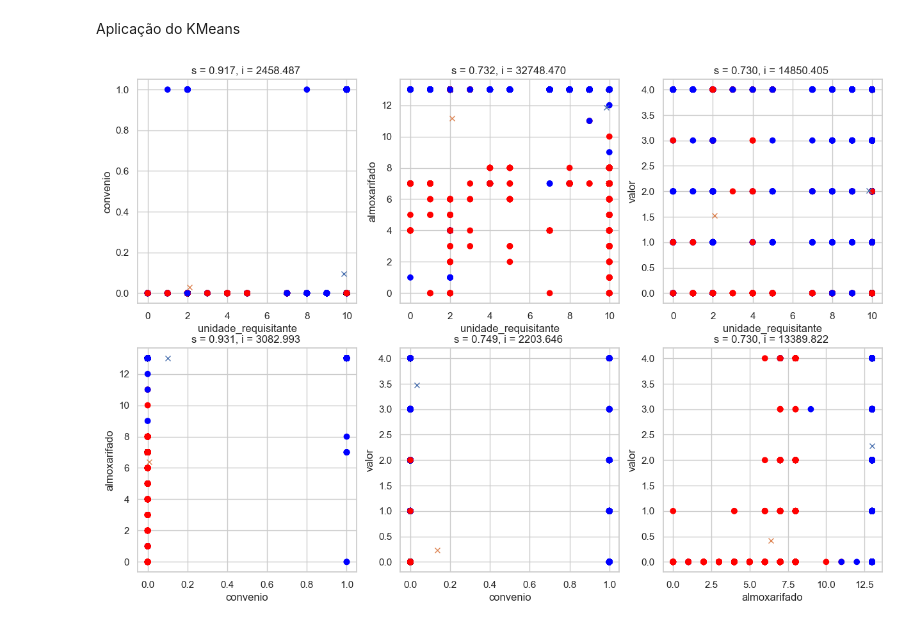
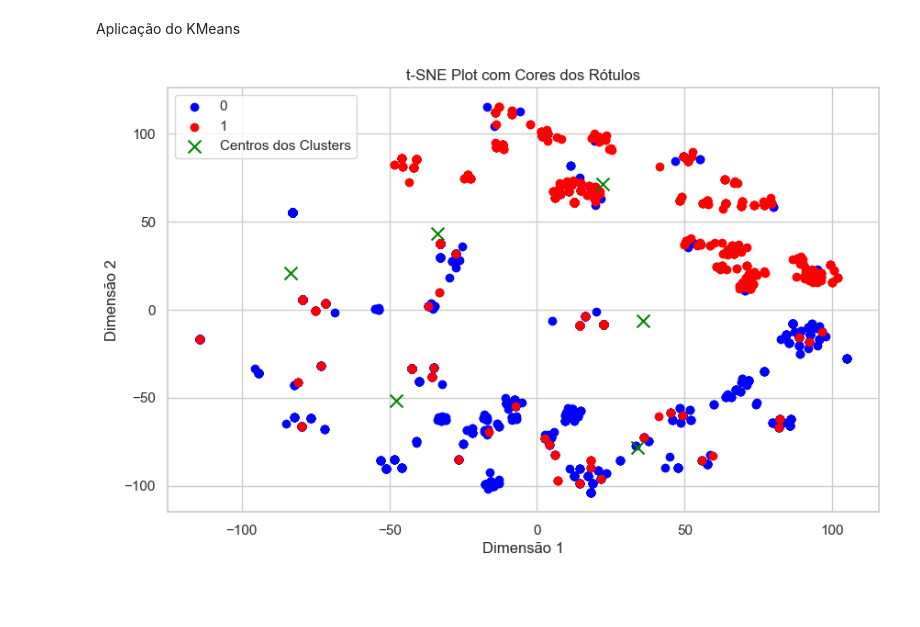
Before and after one commit to raphaelramosds/material-requests, a Jupyter notebook: Project.ipynb, the cells around one changed output. Cells and saved outputs as stored; diff of their text form; code cells hidden in the pictures; blank space fills up the shorter version.

Commit message:
refactor: applying TSNE

```diff
--- a/Project.ipynb
+++ b/Project.ipynb
@@ -557,30 +525,15 @@ fig.show()
-# %%
-data = df.drop(columns = ['status'])
-labels = df.drop(columns = ['convenio','unidade_requisitante', 'almoxarifado', 'valor'])
-colors = ['blue', 'red']
-
-combinations = list(itertools.combinations(data, 2))
-
-fig, axs = plt.subplots(2,3, figsize=(15,10))
-
-count = 0
-for x, y in combinations:
-    d = np.array(data[[x,y]],dtype=np.float64)
-    l = np.array(labels)
-    axs[count//3, count%3].set_xlabel(x)
-    axs[count//3, count%3].set_ylabel(y)
-    axs[count//3, count%3].scatter(d[:,0], d[:,1], c=l, cmap=matplotlib.colors.ListedColormap(colors))
-
-    kmeans = KMeans(n_clusters=2, random_state=0, n_init='auto').fit(data[[x,y]])
-    cluster_labels = kmeans.fit_predict(d)
-    silhouette_avg = silhouette_score(d, cluster_labels)
-    inertia = kmeans.inertia_
-    axs[count//3, count%3].set_title(f's = {silhouette_avg:.3f}, i = {inertia:.3f} ')
-
-    for center in kmeans.cluster_centers_:
-        xc, yc = center
-        axs[count//3, count%3].plot(xc,yc,'x')
-
-    count += 1
-# %% [output]
-[figure, removed]
+# %%
+from sklearn.cluster import KMeans
+from sklearn.metrics import silhouette_score
+import itertools
+import matplotlib
+import matplotlib.pyplot as plt
+import numpy as np
+from sklearn.manifold import TSNE
+
+# Tirar o label
+data = df.drop(columns=['status'])
+
+# Aplicando o t-SNE
+tsne = TSNE(n_components=2, random_state=0)
+data_tsne = tsne.fit_transform(data)
@@ -586,0 +564,34 @@ for x, y in combinations:
+# %%
+from sklearn.manifold import TSNE
+import matplotlib.pyplot as plt
+
+# Centros
+kmeans = KMeans(n_clusters=6, random_state=0, n_init='auto').fit(data_tsne)
+
+# Aplicando o t-SNE
+tsne = TSNE(n_components=2, random_state=0)
+data_tsne = tsne.fit_transform(data)
+
+# Obtendo os rótulos (status) do DataFrame
+labels = df['status']
+
+# Criando um dicionário de mapeamento de rótulos para cores
+label_colors = {0: 'blue', 1: 'red'}  # Substitua pelos seus rótulos e cores reais
+
+# Plotando os pontos com cores diferentes para cada rótulo
+plt.figure(figsize=(10, 6))
+for label in set(labels):
+    mask = labels == label
+    plt.scatter(data_tsne[mask, 0], data_tsne[mask, 1], label=label, c=label_colors[label])
+
+# Plotar os centros
+centros = kmeans.cluster_centers_
+plt.scatter(centros[:, 0], centros[:, 1], c='green', marker='x', s=100, label='Centros dos Clusters')
+
+plt.title('t-SNE Plot com Cores dos Rótulos')
+plt.xlabel('Dimensão 1')
+plt.ylabel('Dimensão 2')
+plt.legend()
+plt.show()
+# %% [output]
+[figure, added]
```
Also changed, not shown: parts of 3 cells of this notebook.
